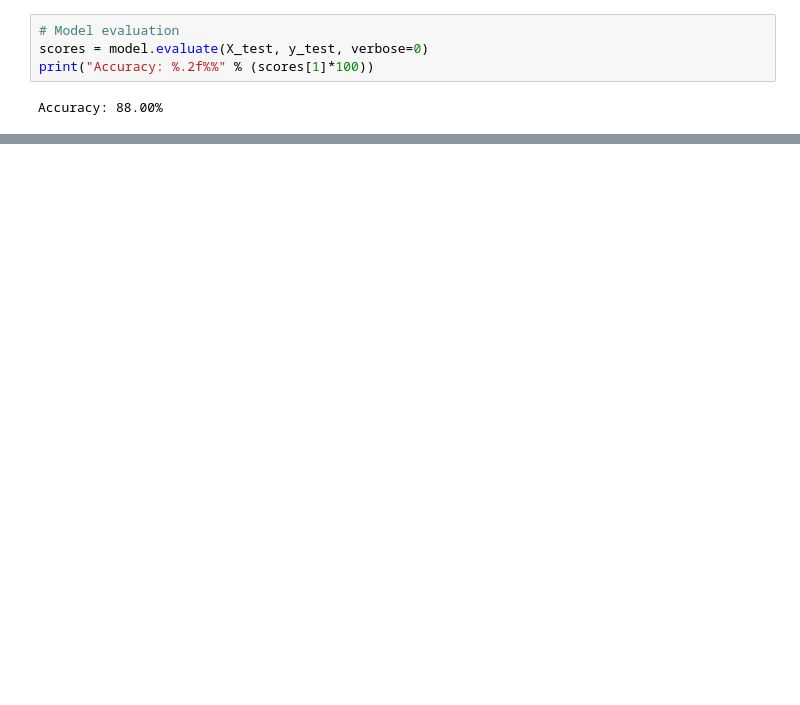
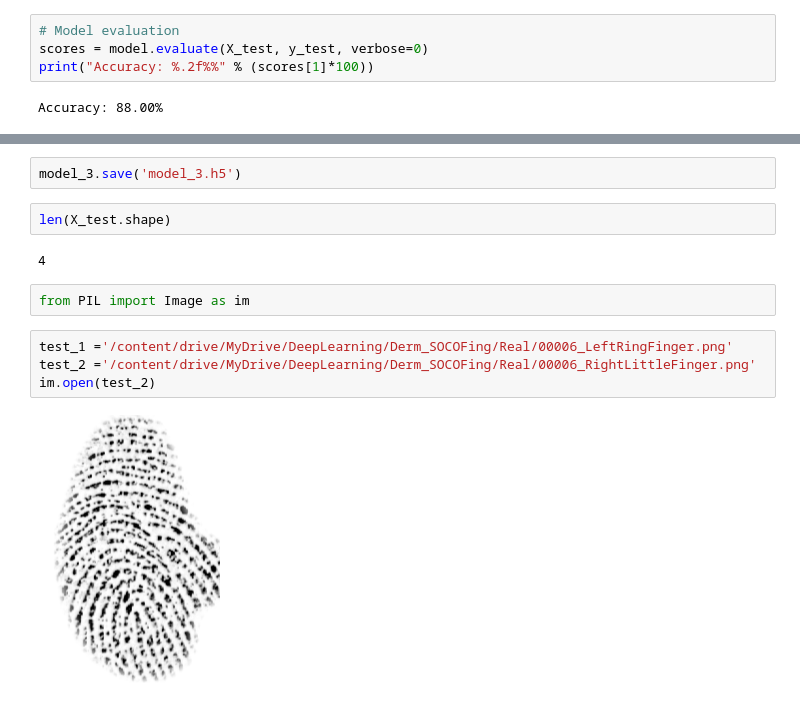
Before and after one commit to nazirumar/CNN-Projects-Deep-Learning, a Jupyter notebook: FingerPrint_SOCO.ipynb, the cells around one changed output, grey strips where cells are left out. Cells and saved outputs as stored; diff of their text form; blank space fills up the shorter version.

```diff
--- a/FingerPrint_SOCO.ipynb
+++ b/FingerPrint_SOCO.ipynb
@@ -257,0 +542,14 @@ Accuracy: 88.00%
+# %%
+model_3.save('model_3.h5')
+# %%
+len(X_test.shape)
+# %% [output]
+4
+# %%
+from PIL import Image as im
+# %%
+test_1 ='/content/drive/MyDrive/DeepLearning/Derm_SOCOFing/Real/00006_LeftRingFinger.png'
+test_2 ='/content/drive/MyDrive/DeepLearning/Derm_SOCOFing/Real/00006_RightLittleFinger.png'
+im.open(test_2)
+# %% [output]
+[figure, added]
```
Also changed, not shown: parts of 31 cells of this notebook.
